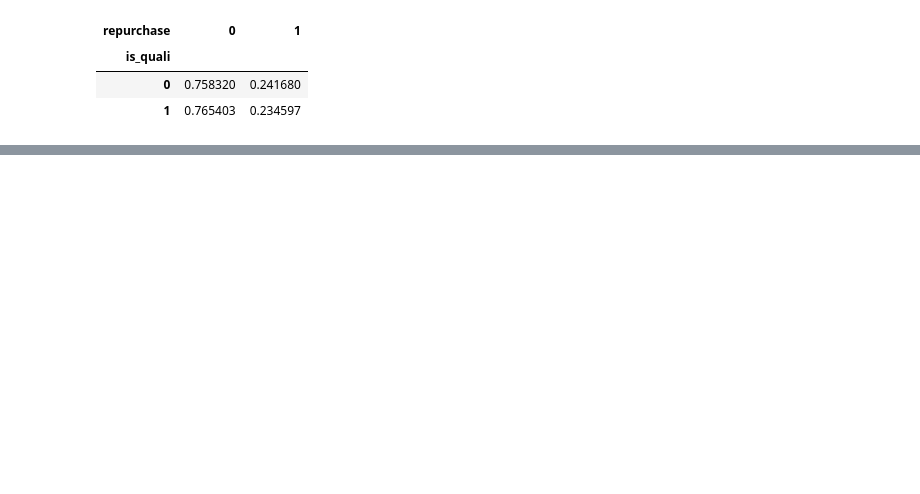
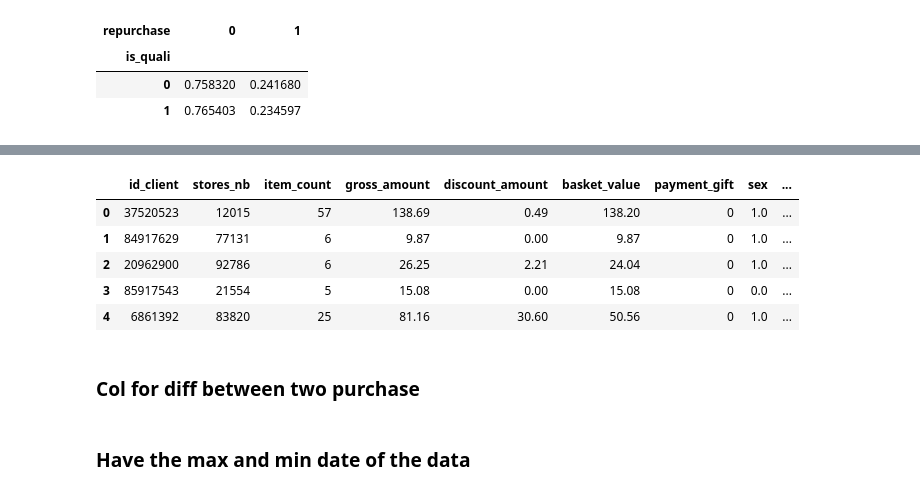
Before and after one commit to lucasmtse/CUSTOMER-CHURN-PREDICTION, a Jupyter notebook: Notebook.ipynb, the cells around one changed output, grey strips where cells are left out. Drawn from its saved outputs; the diff is of its cells as text; code cells hidden in the pictures; blank space fills up the shorter version.

```diff
--- a/Notebook.ipynb
+++ b/Notebook.ipynb
@@ -5,6 +5,8 @@ import numpy as np
 import os
 import pandas as pd
 from sklearn.tree import DecisionTreeClassifier
+
+pd.set_option('display.max_columns', None)
 # %% [markdown]
 ### Data importation
 # %%
@@ -148,3 +139,0 @@ KeyError: "None of [Index([0.0, 0.0, 0.0, 0.0, 0.0, 0.0, 0.0, 0.0, 0.0, 0.0,\n
-# %%
-features_copy= features_copy.drop(columns=["civility", "zip_code", "transaction_date"])
-features_copy.tail(10)
@@ -162,0 +151,13 @@ features_copy.tail(10)
+# %%
+#drop columns: payment_cheque, payment_cash,payment_card, card_subscription, email_domain, civility, zip_code, multicard, transaction_date)
+features_drop = features_copy.drop(columns=["payment_cheque", "payment_cash","payment_card", "card_subscription", "email_domain", "civility", "zip_code", "multicard", "transaction_date","price_segmentation","email_domain"])
+features_drop.head()
+# %% [output]
+|  | id_client | stores_nb | item_count | gross_amount | discount_amount | basket_value | payment_gift | sex | ... |
+| 0 | 37520523 | 12015 | 57 | 138.69 | 0.49 | 138.20 | 0 | 1.0 | ... |
+| 1 | 84917629 | 77131 | 6 | 9.87 | 0.00 | 9.87 | 0 | 1.0 | ... |
+| 2 | 20962900 | 92786 | 6 | 26.25 | 2.21 | 24.04 | 0 | 1.0 | ... |
+| 3 | 85917543 | 21554 | 5 | 15.08 | 0.00 | 15.08 | 0 | 0.0 | ... |
+| 4 | 6861392 | 83820 | 25 | 81.16 | 30.60 | 50.56 | 0 | 1.0 | ... |
+# %% [markdown]
+### Col for diff between two purchase
@@ -162,0 +168,2 @@ features_copy.tail(10)
+# %% [markdown]
+### Have the max and min date of the data
```
Also changed, not shown: parts of 17 cells of this notebook.
